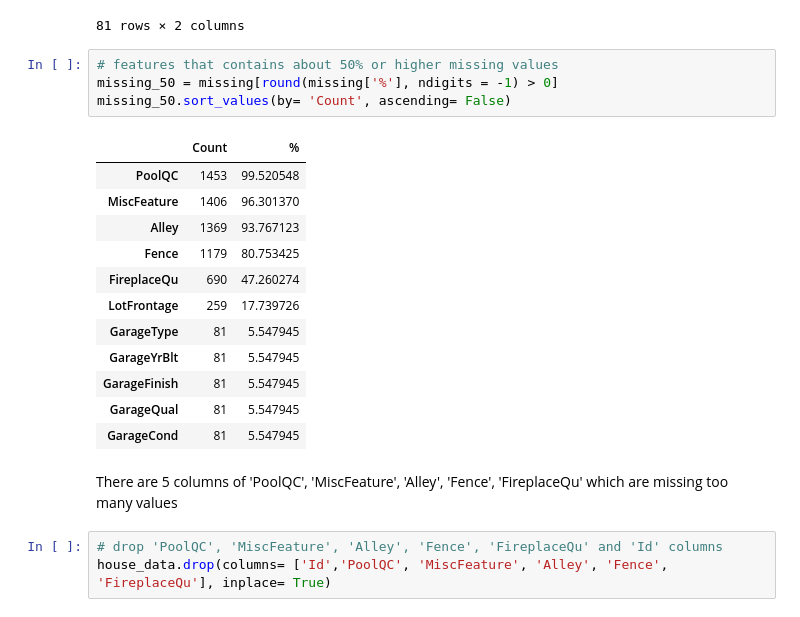
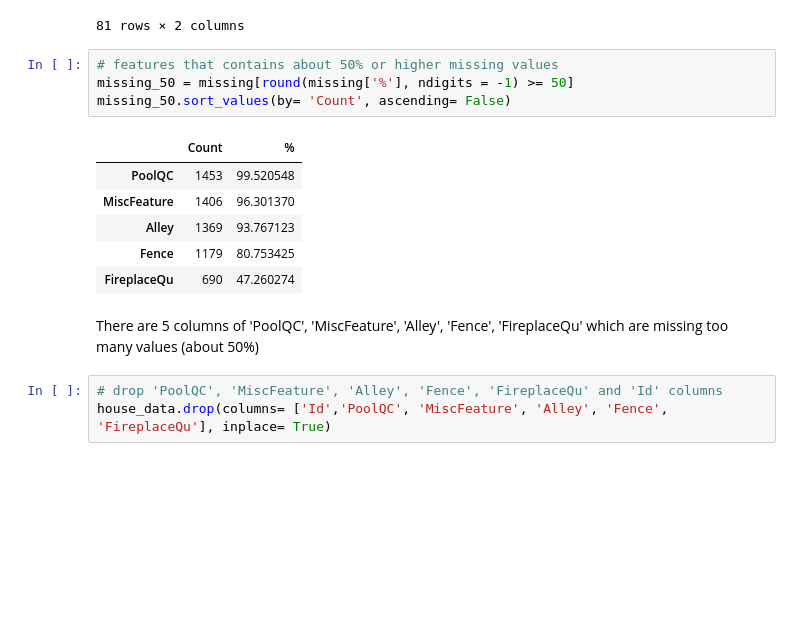
Before and after one commit to alexbui96/springboard, a Jupyter notebook: house_pricing_project/data_cleaning.ipynb, the cells around one changed output. Cells and saved outputs as stored; diff of their text form; blank space fills up the shorter version.

```diff
--- a/house_pricing_project/data_cleaning.ipynb
+++ b/house_pricing_project/data_cleaning.ipynb
@@ -71,23 +73,17 @@ missing.sort_values(by= 'Count', ascending= False)
 81 rows × 2 columns
 # %%
 # features that contains about 50% or higher missing values
-missing_50 = missing[round(missing['%'], ndigits = -1) > 0]
+missing_50 = missing[round(missing['%'], ndigits = -1) >= 50]
 missing_50.sort_values(by= 'Count', ascending= False)
 # %% [output]
 |  | Count | % |
 | PoolQC | 1453 | 99.520548 |
 | MiscFeature | 1406 | 96.301370 |
 | Alley | 1369 | 93.767123 |
 | Fence | 1179 | 80.753425 |
 | FireplaceQu | 690 | 47.260274 |
-| LotFrontage | 259 | 17.739726 |
-| GarageType | 81 | 5.547945 |
-| GarageYrBlt | 81 | 5.547945 |
-| GarageFinish | 81 | 5.547945 |
-| GarageQual | 81 | 5.547945 |
-| GarageCond | 81 | 5.547945 |
 # %% [markdown]
-There are 5 columns of 'PoolQC', 'MiscFeature', 'Alley', 'Fence', 'FireplaceQu' which are missing too many values
+There are 5 columns of 'PoolQC', 'MiscFeature', 'Alley', 'Fence', 'FireplaceQu' which are missing too many values (about 50%)
 # %%
 # drop 'PoolQC', 'MiscFeature', 'Alley', 'Fence', 'FireplaceQu' and 'Id' columns
 house_data.drop(columns= ['Id','PoolQC', 'MiscFeature', 'Alley', 'Fence', 'FireplaceQu'], inplace= True)
```
Also changed, not shown: parts of 19 cells of this notebook.
